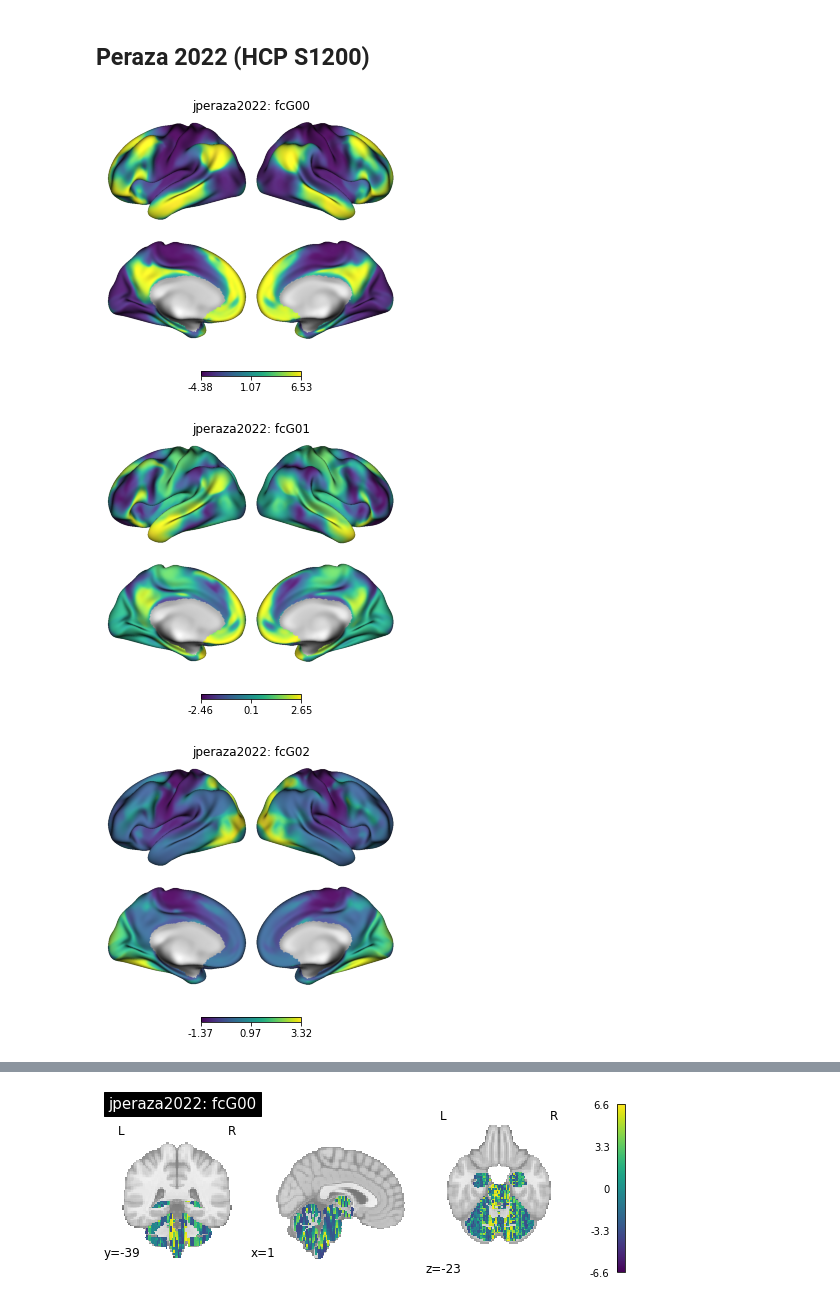
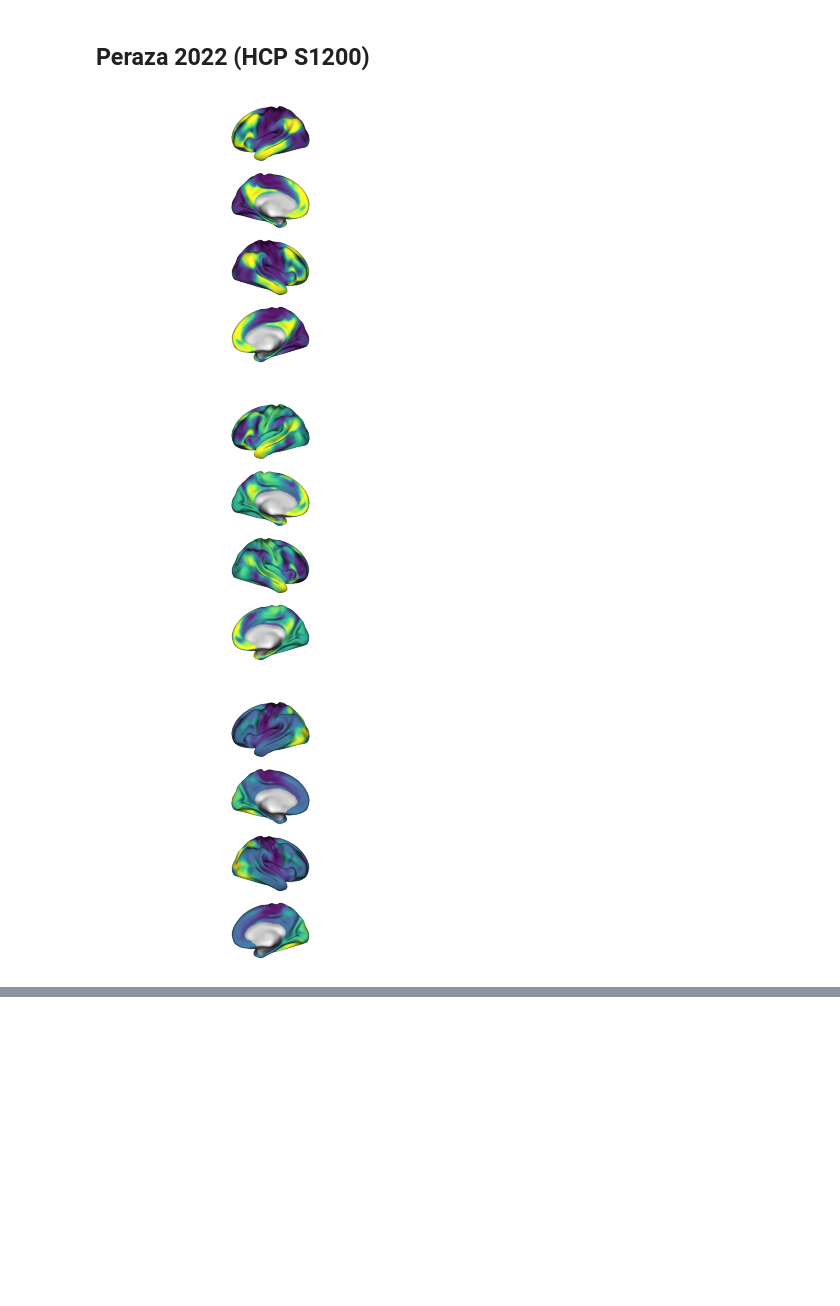
Before and after one commit to NBCLab/gradient-decoding, a Jupyter notebook: figures/gradient.ipynb, the cells around one changed output, grey strips where cells are left out. Saved outputs shown, nothing was run; the diff lists cells and outputs as text; code cells hidden in the pictures; blank space fills up the shorter version.

```diff
--- a/figures/gradient.ipynb
+++ b/figures/gradient.ipynb
@@ -31,15 +31,16 @@ plot_gradient(data_dir, [(grad_marg_lh, grad_marg_rh)])
 # %% [markdown]
 ## Peraza 2022 (HCP S1200)
 # %%
-jperaza_grad_path = op.abspath("../results/hcp_gradient")
+jperaza_grad_path = op.abspath("../results/gradient")
+jperaza_grad_out_path = "../figures/Fig/gradient"
 jperaza_grad_lh_fnames = sorted(glob(op.join(jperaza_grad_path, "*hemi-L_feature.func.gii")))
 jperaza_grad_rh_fnames = sorted(glob(op.join(jperaza_grad_path, "*hemi-R_feature.func.gii")))
 jperaza_subcort_grad_fnames = sorted(glob(op.join(jperaza_grad_path, "*_feature.nii.gz")))
 jperaza_grad_fnames = zip(jperaza_grad_lh_fnames, jperaza_grad_rh_fnames)
 
-plot_gradient("../data", jperaza_grad_fnames, out_dir=jperaza_grad_path)
-plot_subcortical_gradient(jperaza_subcort_grad_fnames, threshold_=0.01)
+plot_gradient("../data", jperaza_grad_fnames, layout="column", out_dir=jperaza_grad_out_path)
+# plot_subcortical_gradient(jperaza_subcort_grad_fnames, threshold_=0.01)
 # %% [output]
-[figure, old version]
+[figure, new version]
-[figure, old version]
+[figure, new version]
-[figure, old version]
+[figure, new version]
@@ -52 +52,0 @@ plot_subcortical_gradient(jperaza_subcort_grad_fnames, threshold_=0.01)
-[figure, removed]
```
Also changed, not shown: parts of 1 cell of this notebook, 3 other files.
